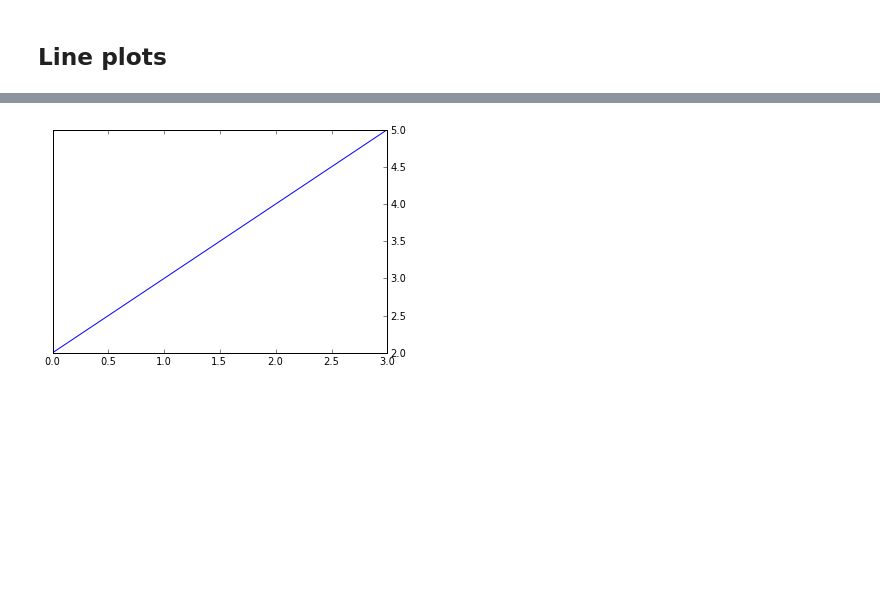
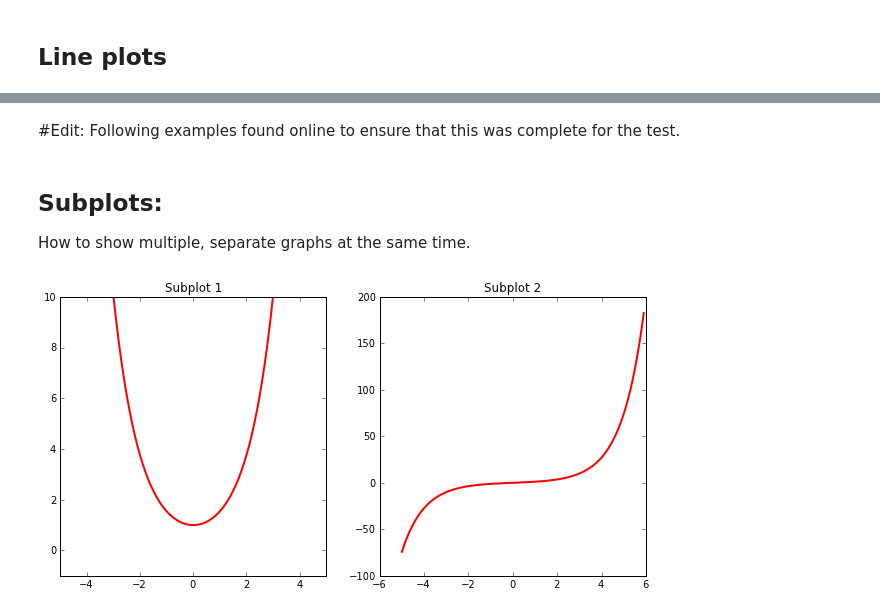
Before and after one commit to dcrose/PHYS202-S13, a Jupyter notebook: PlotTemplates.ipynb, the cells around one changed output, grey strips where cells are left out. Cells and saved outputs as stored; diff of their text form; code cells hidden in the pictures; blank space fills up the shorter version.

```diff
--- a/PlotTemplates.ipynb
+++ b/PlotTemplates.ipynb
@@ -46,10 +45,27 @@ show()
-# %%
-from matplotlib import pyplot as plt
-
-f = plt.figure()
-ax = f.add_subplot(111)
-ax.yaxis.tick_right()
-plt.plot([2,3,4,5])
-plt.show()
-# %% [output]
-[figure, removed]
+# %% [markdown]
+#Edit: Following examples found online to ensure that this was complete for the test.
+# %% [markdown]
+Subplots:
+-
+How to show multiple, separate graphs at the same time.
+# %%
+figure(2, figsize=(10.5,5)) #make new figure with index 2
+
+subplot(1,2,1) #In a 1-row, 2-column grid, sets the current subplot to position 1
+plot(y, E, 'r-', lw=2)
+#insert nice formatting here, as above
+#any formatting done here will only apply to this subplot:
+title("Subplot 1")
+
+subplot(122) #In a 1-row, 2-column grid, sets the current subplot to position 2 (shorthand form)
+plot(y, p, 'r-', lw=2)
+#insert nice formatting here, as above
+#any formatting done here will only apply to this subplot:
+title("Subplot 2")
+
+subplot(121) #We can switch the active subplot at any time if we need to
+axis([-5,5,-1,10])
+
+show()
+# %% [output]
+[figure, added]
```
Also changed, not shown: parts of 10 cells of this notebook.
